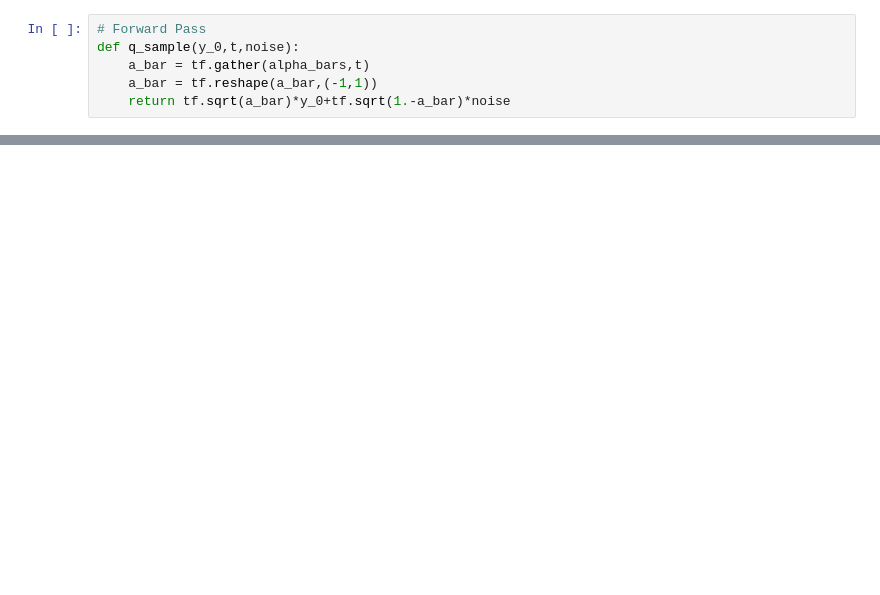
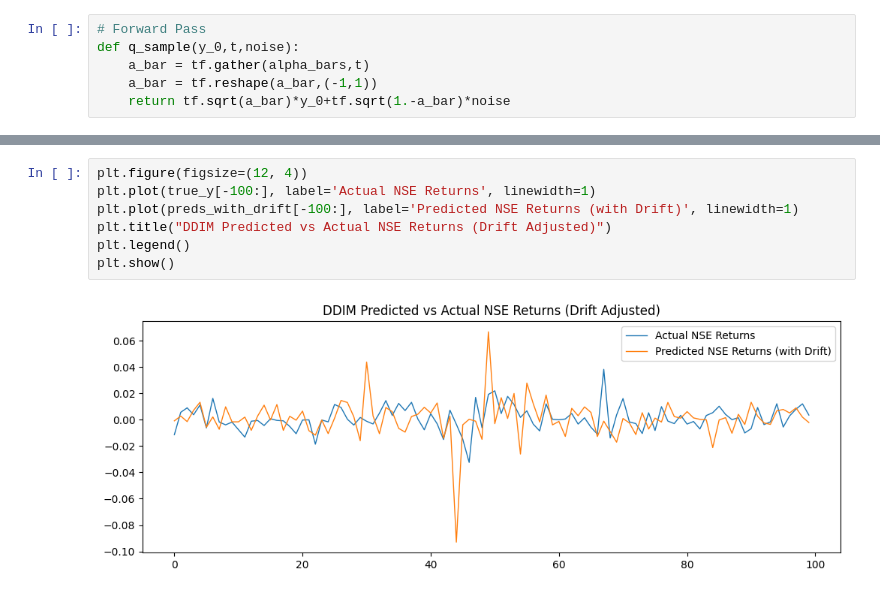
Before and after one commit to AdiXgit/QuantFin, a Jupyter notebook: future/ddim.ipynb, the cells around one changed output, grey strips where cells are left out. Cells and saved outputs as stored; diff of their text form; blank space fills up the shorter version.

```diff
--- a/future/ddim.ipynb
+++ b/future/ddim.ipynb
@@ -765,0 +704,9 @@ Training Residual_LSTM model...
+# %%
+plt.figure(figsize=(12, 4))
+plt.plot(true_y[-100:], label='Actual NSE Returns', linewidth=1)
+plt.plot(preds_with_drift[-100:], label='Predicted NSE Returns (with Drift)', linewidth=1)
+plt.title("DDIM Predicted vs Actual NSE Returns (Drift Adjusted)")
+plt.legend()
+plt.show()
+# %% [output]
+[figure, added]
```
Also changed, not shown: parts of 20 cells of this notebook, 10 other files.
